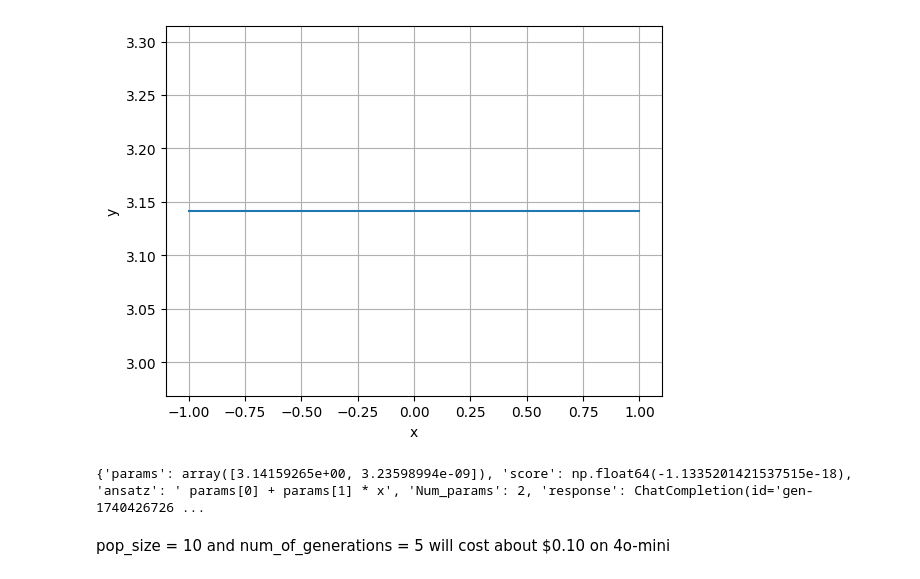
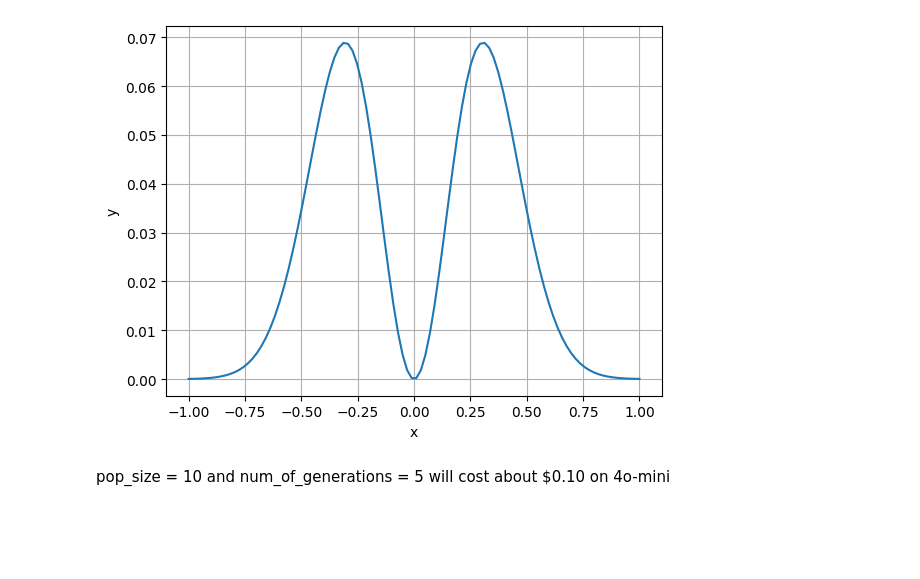
Before and after one commit to harveyThomas4692/llmlex, a Jupyter notebook: Example/testing_area.ipynb, the cells around one changed output. Cells and saved outputs as stored; diff of their text form; code cells hidden in the pictures; blank space fills up the shorter version.

```diff
--- a/Example/testing_area.ipynb
+++ b/Example/testing_area.ipynb
@@ -11,25 +11,23 @@ client = openai.OpenAI(
 )
 # %%
 x = np.linspace(-1, 1, 100)
-#y = x*np.sin(2*x)*np.exp(-10 * x**2)
-y = np.pi*np.ones(100)
+y = x*np.sin(2*x)*np.exp(-10 * x**2)
+#y = np.pi*np.ones(100)
 
 plt.plot(x, y,label='data')
 plt.xlabel('x')
 plt.ylabel('y')
 plt.grid(True)
 #plt.legend()
 plt.savefig('plot.png')
 
 # Getting the Base64 string
 base64_image = LLMSR.encode_image('plot.png')
 # %% [output]
-[figure, old version]
+[figure, new version]
 # %%
 r = LLMSR.single_call(client, base64_image, x, y, model="openai/gpt-4o",function_list=None, system_prompt=None)
 print(r)
-# %% [output]
-{'params': array([3.14159265e+00, 3.23598994e-09]), 'score': np.float64(-1.1335201421537515e-18), 'ansatz': ' params[0] + params[1] * x', 'Num_params': 2, 'response': ChatCompletion(id='gen-1740426726 ...
 # %% [markdown]
 pop_size = 10 and num_of_generations = 5 will cost about $0.10 on 4o-mini
 # %%
```
Also changed, not shown: parts of 5 cells of this notebook, 11 other files.
